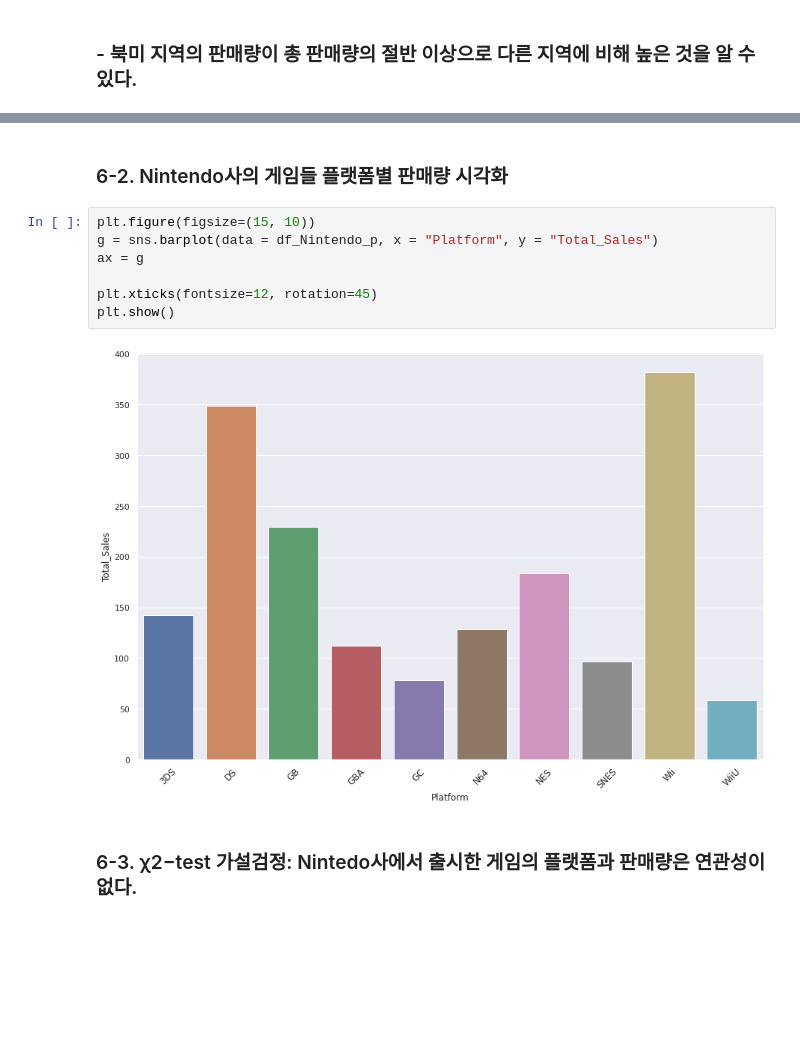
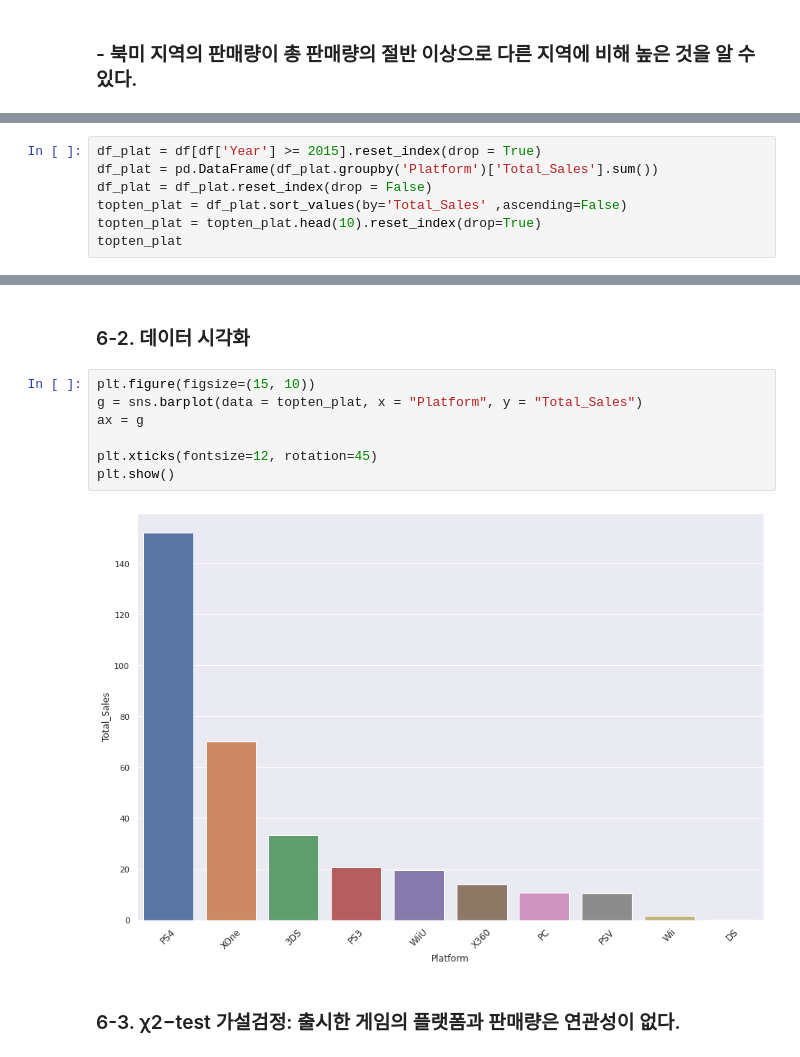
Before and after one commit to woorim99/AIB_12th_project, a Jupyter notebook: Section 1/Section1_AI_12_이우림.ipynb, the cells around one changed output, grey strips where cells are left out. Cells and saved outputs as stored; diff of their text form; blank space fills up the shorter version.

```diff
--- a/Section 1/Section1_AI_12_이우림.ipynb
+++ b/Section 1/Section1_AI_12_이우림.ipynb
@@ -395,0 +359,7 @@ df_Nintendo_p
+# %%
+df_plat = df[df['Year'] >= 2015].reset_index(drop = True)
+df_plat = pd.DataFrame(df_plat.groupby('Platform')['Total_Sales'].sum())
+df_plat = df_plat.reset_index(drop = False)
+topten_plat = df_plat.sort_values(by='Total_Sales' ,ascending=False)
+topten_plat = topten_plat.head(10).reset_index(drop=True)
+topten_plat
@@ -396,14 +378,14 @@ df_Nintendo_p
 # %% [markdown]
-### 6-2. Nintendo사의 게임들 플랫폼별 판매량 시각화
+### 6-2. 데이터 시각화
 # %%
 plt.figure(figsize=(15, 10))
-g = sns.barplot(data = df_Nintendo_p, x = "Platform", y = "Total_Sales")
+g = sns.barplot(data = topten_plat, x = "Platform", y = "Total_Sales")
 ax = g
 
 plt.xticks(fontsize=12, rotation=45)
 plt.show()
 # %% [output]
-[figure, old version]
+[figure, new version]
 # %% [markdown]
-### 6-3. χ2−test 가설검정: Nintedo사에서 출시한 게임의 플랫폼과 판매량은 연관성이 없다.
+### 6-3. χ2−test 가설검정: 출시한 게임의 플랫폼과 판매량은 연관성이 없다.
 # %%
```
Also changed, not shown: parts of 10 cells of this notebook.
